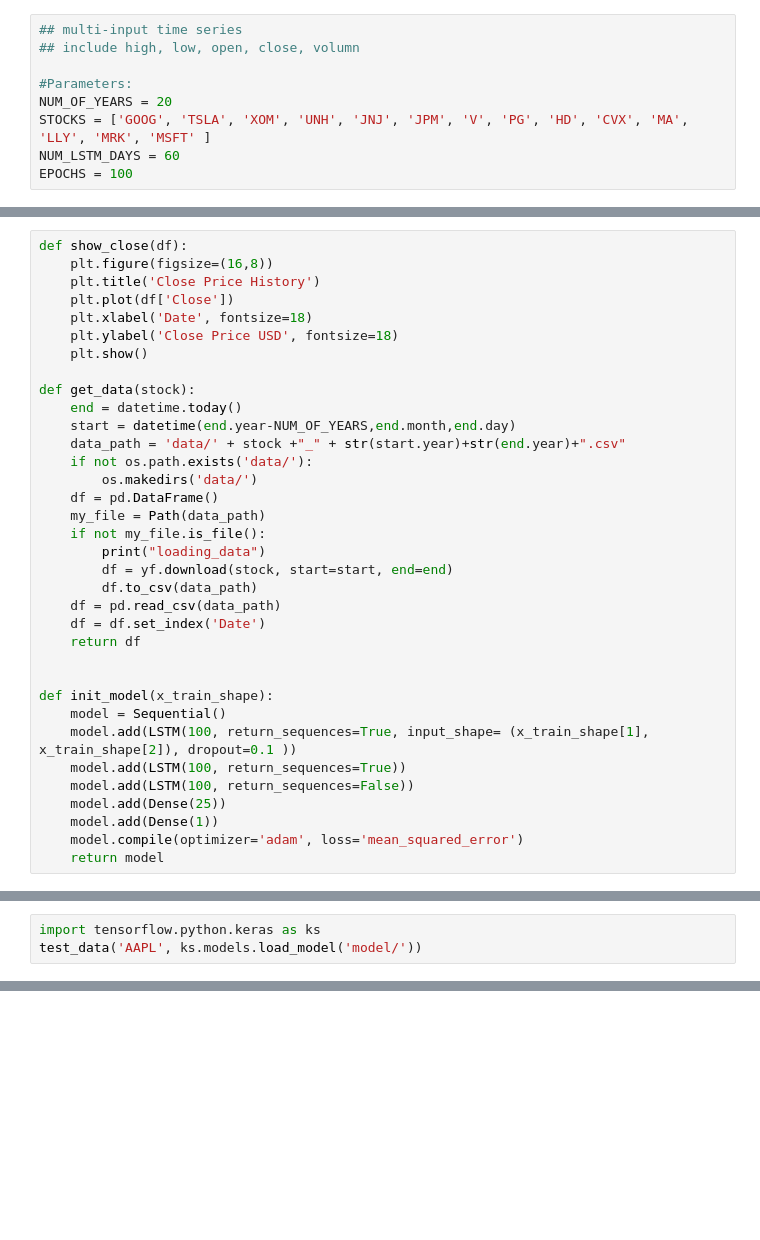
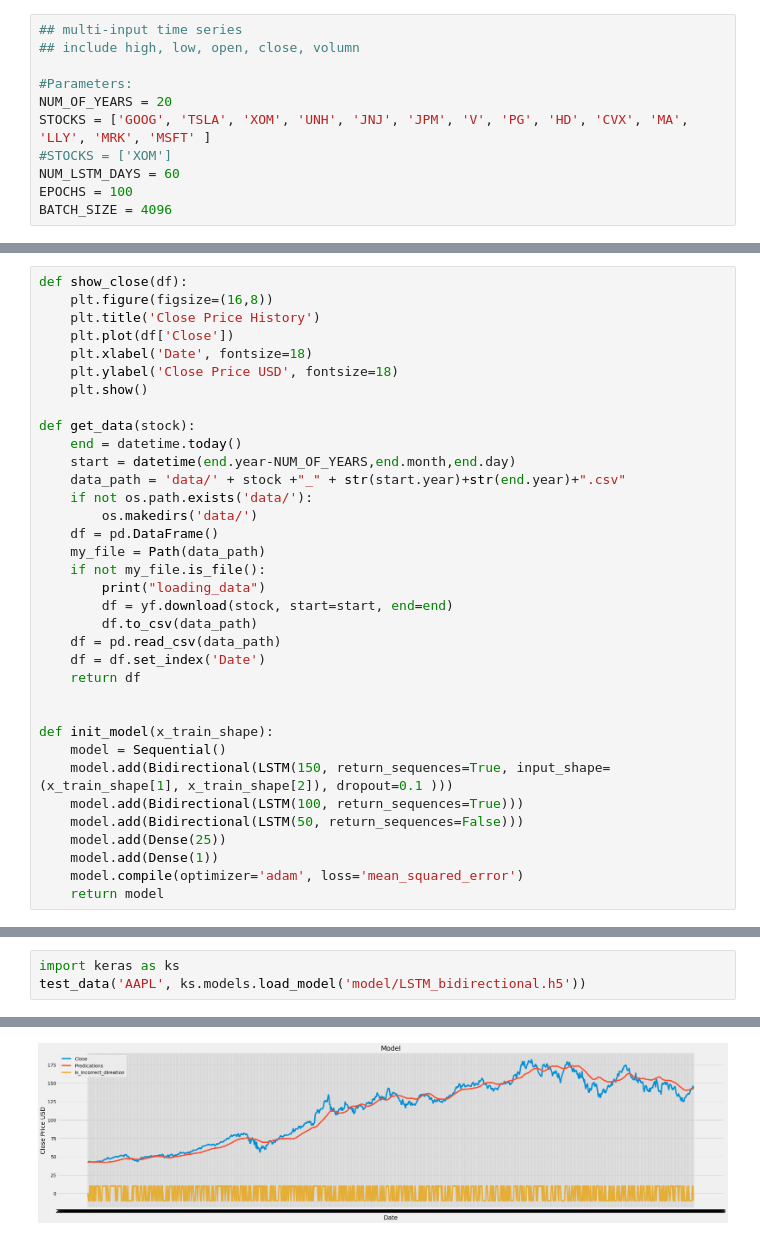
Before and after one commit to garyho1998/LSTM, a Jupyter notebook: LSTM_v2.ipynb, the cells around one changed output, grey strips where cells are left out. Drawn from its saved outputs; the diff is of its cells as text; blank space fills up the shorter version.

```diff
--- a/LSTM_v2.ipynb
+++ b/LSTM_v2.ipynb
@@ -5,8 +5,10 @@
 #Parameters:
 NUM_OF_YEARS = 20
 STOCKS = ['GOOG', 'TSLA', 'XOM', 'UNH', 'JNJ', 'JPM', 'V', 'PG', 'HD', 'CVX', 'MA', 'LLY', 'MRK', 'MSFT' ]
+#STOCKS = ['XOM']
 NUM_LSTM_DAYS = 60
 EPOCHS = 100
+BATCH_SIZE = 4096
 # %%
 import math
 import yfinance as yf
@@ -64,9 +63,9 @@ def get_data(stock):
 
 def init_model(x_train_shape):
     model = Sequential()
-    model.add(LSTM(100, return_sequences=True, input_shape= (x_train_shape[1], x_train_shape[2]), dropout=0.1 ))
-    model.add(LSTM(100, return_sequences=True))
-    model.add(LSTM(100, return_sequences=False))
+    model.add(Bidirectional(LSTM(150, return_sequences=True, input_shape= (x_train_shape[1], x_train_shape[2]), dropout=0.1 )))
+    model.add(Bidirectional(LSTM(100, return_sequences=True)))
+    model.add(Bidirectional(LSTM(50, return_sequences=False)))
     model.add(Dense(25))
     model.add(Dense(1))
     model.compile(optimizer='adam', loss='mean_squared_error')
@@ -226,4 +227,4 @@ Epoch 1/100
 # %%
-import tensorflow.python.keras as ks
-test_data('AAPL', ks.models.load_model('model/'))
+import keras as ks
+test_data('AAPL', ks.models.load_model('model/LSTM_bidirectional.h5'))
 # %% [output]
@@ -230,0 +250 @@ ValueError: Unknown optimizer: Custom>Adam. Please ensure this object is passed
+[figure, added]
```
Also changed, not shown: parts of 6 cells of this notebook, 1 other file.
